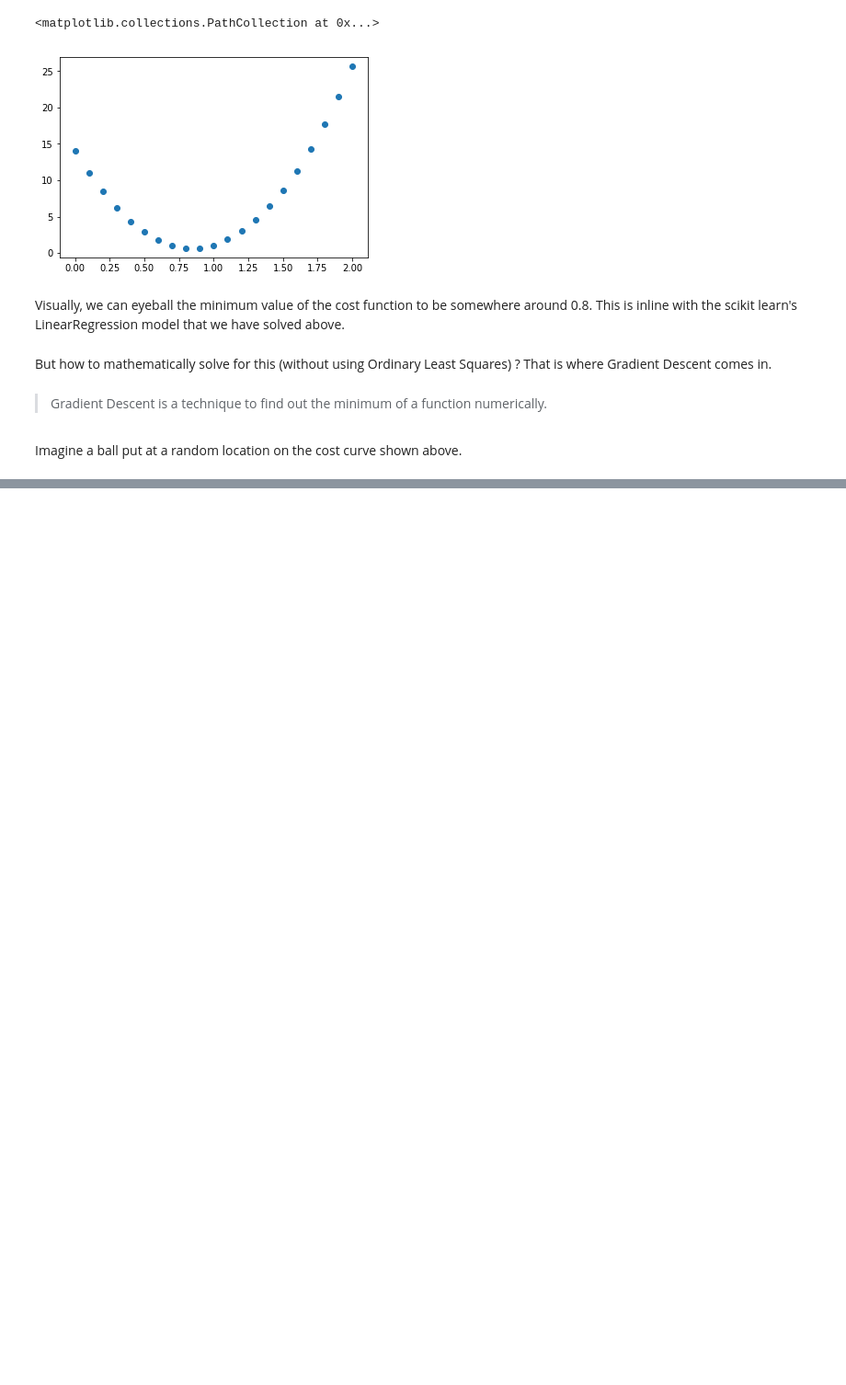
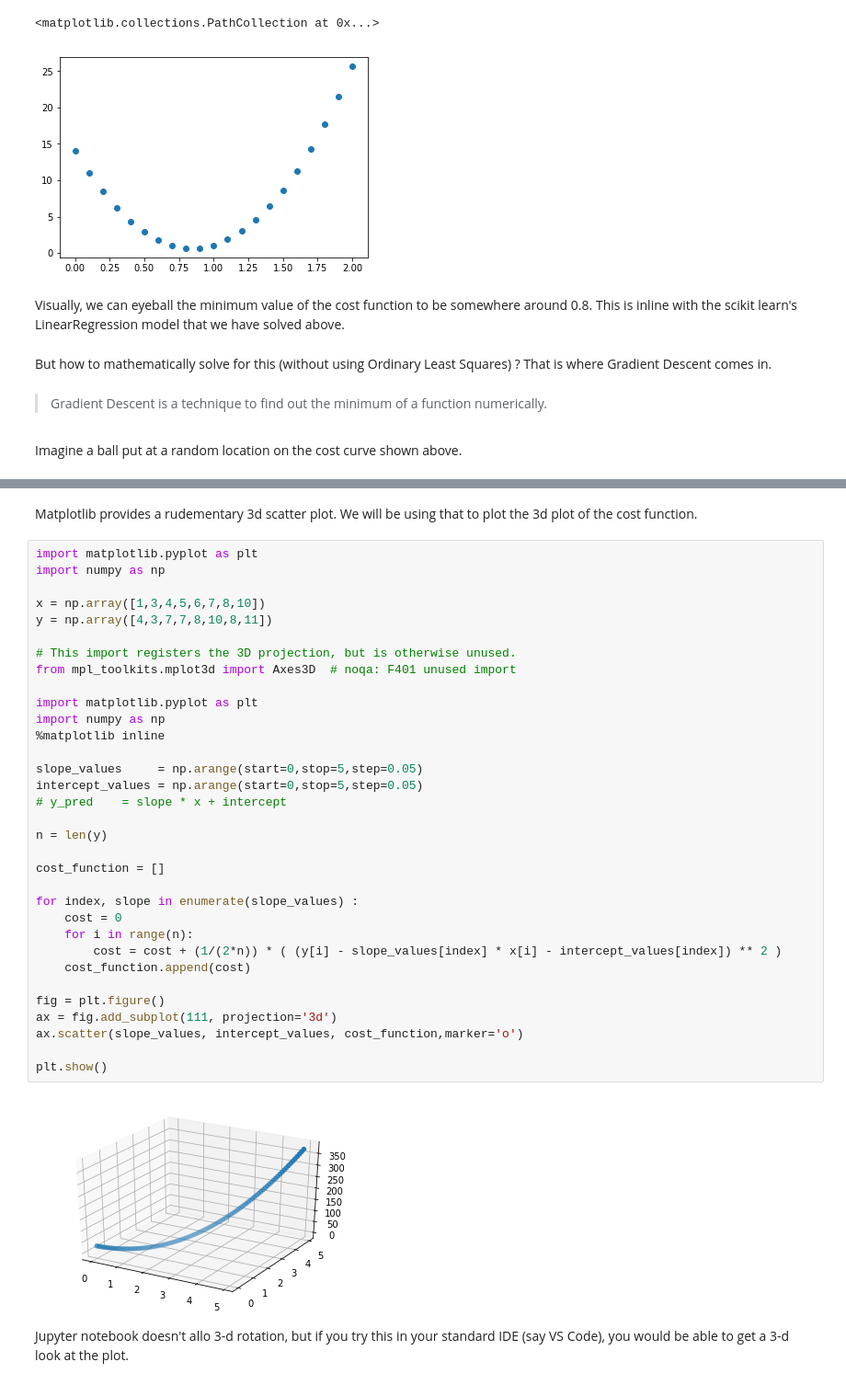
Before and after one commit to hotcode002/deep_learning, a Jupyter notebook: Week 1/gradient_descent.ipynb, the cells around one changed output, grey strips where cells are left out. Shown at 92% size. Cells and saved outputs as stored; diff of their text form; blank space fills up the shorter version.

```diff
--- a/Week 1/gradient_descent.ipynb
+++ b/Week 1/gradient_descent.ipynb
@@ -304,0 +451,39 @@ Imagine a ball put at a random location on the cost curve shown above.
+# %% [markdown]
+Matplotlib provides a rudementary 3d scatter plot. We will be using that to plot the 3d plot of the cost function.
+# %%
+import matplotlib.pyplot as plt
+import numpy as np
+
+x = np.array([1,3,4,5,6,7,8,10])
+y = np.array([4,3,7,7,8,10,8,11])
+
+# This import registers the 3D projection, but is otherwise unused.
+from mpl_toolkits.mplot3d import Axes3D  # noqa: F401 unused import
+
+import matplotlib.pyplot as plt
+import numpy as np
+%matplotlib inline
+
+slope_values     = np.arange(start=0,stop=5,step=0.05)
+intercept_values = np.arange(start=0,stop=5,step=0.05)
+# y_pred    = slope * x + intercept
+
+n = len(y)
+
+cost_function = []
+
+for index, slope in enumerate(slope_values) :
+    cost = 0
+    for i in range(n):
+        cost = cost + (1/(2*n)) * ( (y[i] - slope_values[index] * x[i] - intercept_values[index]) ** 2 )
+    cost_function.append(cost)
+
+fig = plt.figure()
+ax = fig.add_subplot(111, projection='3d')
+ax.scatter(slope_values, intercept_values, cost_function,marker='o')
+
+plt.show()
+# %% [output]
+[figure, added]
+# %% [markdown]
+Jupyter notebook doesn't allo 3-d rotation, but if you try this in your standard IDE (say VS Code), you would be able to get a 3-d look at the plot.
```
Also changed, not shown: parts of 54 cells of this notebook, 8 other files.
